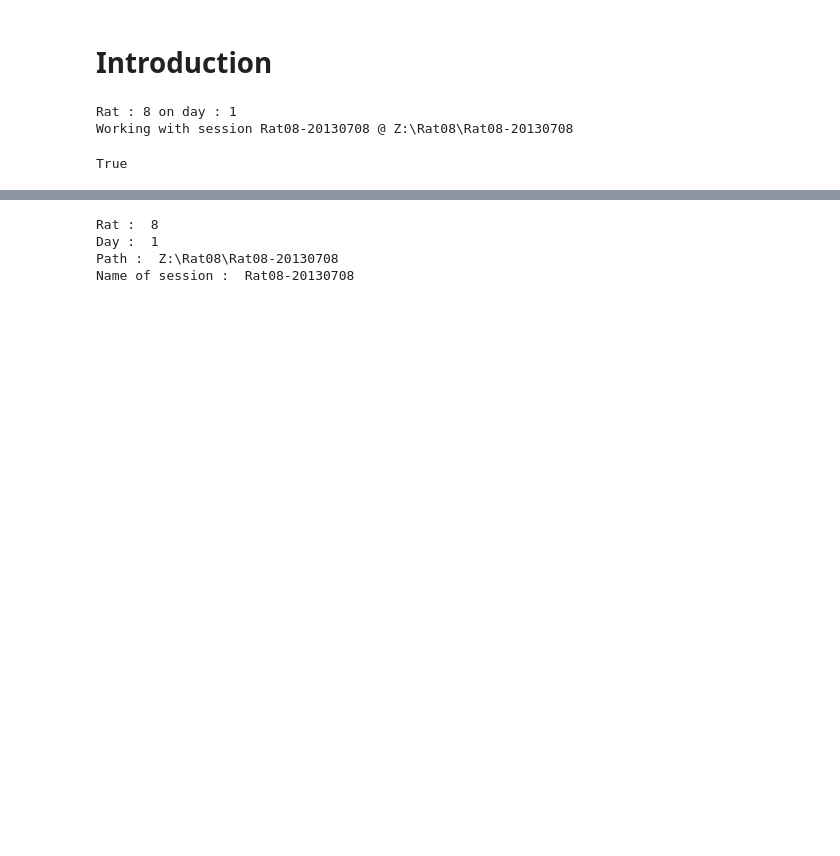
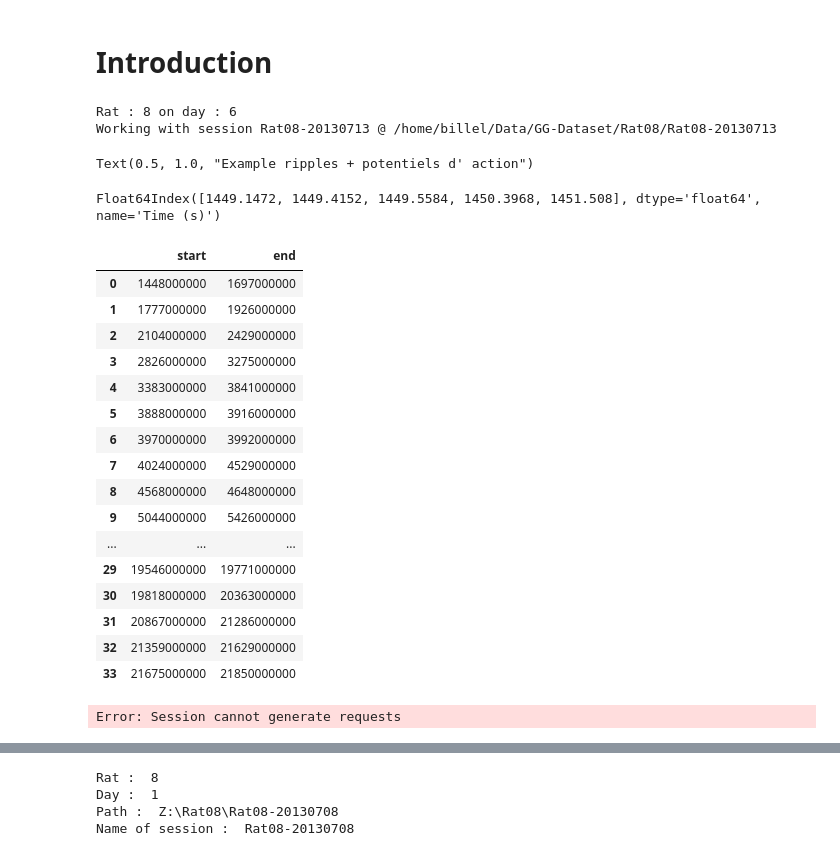
Before and after one commit to KBillel/Amy-Hpc-sleep-dynamcics-python, a Jupyter notebook: Demo.ipynb, the cells around one changed output, grey strips where cells are left out. Drawn from its saved outputs; the diff is of its cells as text; code cells hidden in the pictures; blank space fills up the shorter version.

```diff
--- a/Demo.ipynb
+++ b/Demo.ipynb
@@ -19,6 +19,56 @@ import scipy as sp
-# %%
-bk.load.current_session('Z:\Rat08\Rat08-20130708')
-# %% [output]
-Rat : 8 on day : 1
-Working with session Rat08-20130708 @ Z:\Rat08\Rat08-20130708
-True
+# %%
+bk.load.current_session_linux()
+lfp = bk.load.lfp(23,1470,1472,frequency=20000,dat=True)
+llfp = bk.load.lfp(23,1449,1460)
+states = bk.load.states()
+rip = bk.load.ripples()
+# %% [output]
+Rat : 8 on day : 6
+Working with session Rat08-20130713 @ /home/billel/Data/GG-Dataset/Rat08/Rat08-20130713
+# %%
+plt.plot(lfp.as_units('s'))
+#for i in rip['peak'].as_units('s').iloc[0:20].index.values:
+#    plt.axvline(i,color = 'red')
+
+for s,e in zip(rip['start'].as_units('s').iloc[0:20].index.values,rip['stop'].as_units('s').iloc[0:20].index.values):
+    plt.axvspan(s,e,color = 'orange',alpha = 0.2)
+plt.title('Example ripples + potentiels d\' action')
+# %% [output]
+Text(0.5, 1.0, "Example ripples + potentiels d' action")
+# %%
+rip['stop'].as_units('s').iloc[0:5].index
+# %% [output]
+Float64Index([1449.1472, 1449.4152, 1449.5584, 1450.3968, 1451.508], dtype='float64', name='Time (s)')
+# %%
+states['sws']
+# %% [output]
+|  | start | end |
+| 0 | 1448000000 | 1697000000 |
+| 1 | 1777000000 | 1926000000 |
+| 2 | 2104000000 | 2429000000 |
+| 3 | 2826000000 | 3275000000 |
+| 4 | 3383000000 | 3841000000 |
+| 5 | 3888000000 | 3916000000 |
+| 6 | 3970000000 | 3992000000 |
+| 7 | 4024000000 | 4529000000 |
+| 8 | 4568000000 | 4648000000 |
+| 9 | 5044000000 | 5426000000 |
+| ... | ... | ... |
+| 29 | 19546000000 | 19771000000 |
+| 30 | 19818000000 | 20363000000 |
+| 31 | 20867000000 | 21286000000 |
+| 32 | 21359000000 | 21629000000 |
+| 33 | 21675000000 | 21850000000 |
+# %%
+bk.load.current_session_linux()
+lfp = bk.load.lfp(23,0,500)
+neurons, metadata = bk.load.spikes()
+
+states = bk.load.states()
+lfp_rem = lfp.restrict(states['Rem'])
+neurons_rem = []
+for n in neurons:
+    neurons_rem.append(n.restrict(states['Rem']))
+print(neurons_rem)
+# %% [output]
+Error: Session cannot generate requests
```
Also changed, not shown: parts of 2 cells of this notebook, 4 other files.
